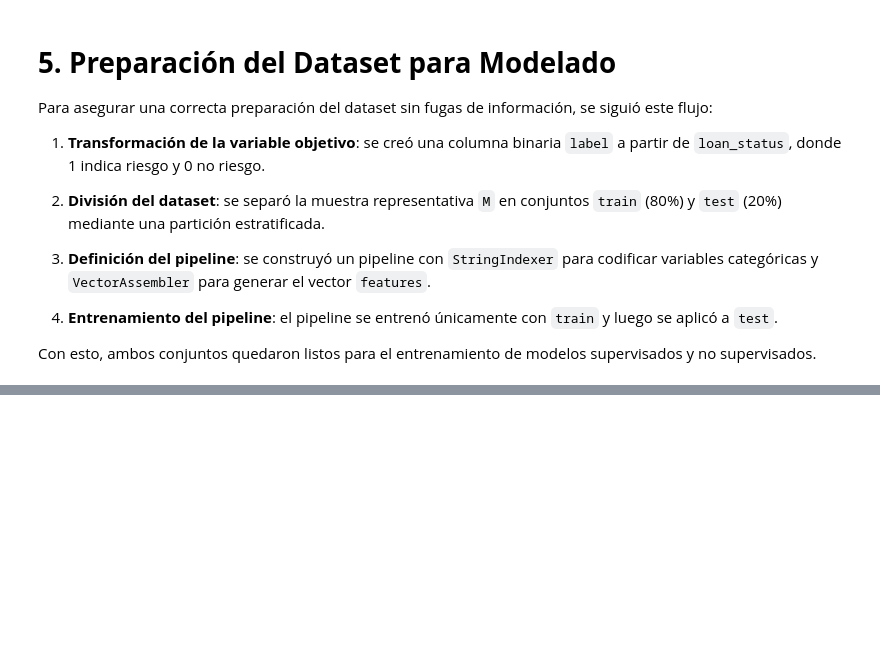
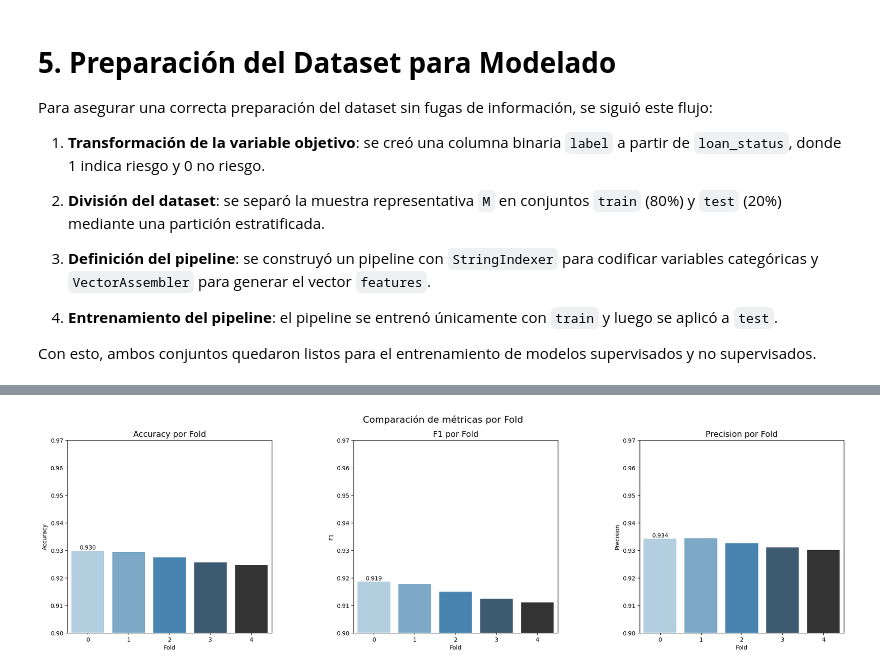
Before and after one commit to OSC4R-LUIS/BIGDATA, a Jupyter notebook: Proyecto final.ipynb, the cells around one changed output, grey strips where cells are left out. Cells and saved outputs as stored; diff of their text form; code cells hidden in the pictures; blank space fills up the shorter version.

```diff
--- a/Proyecto final.ipynb
+++ b/Proyecto final.ipynb
@@ -1263,0 +1369,14 @@ test.groupBy("label").count().orderBy("label").show()
+# %%
+# Convertir solo la columna de label a pandas para estratificación
+df_pd = M.toPandas()
+df_pd["fold"] = -1
+
+# Crear los folds estratificados
+k = 5
+skf = StratifiedKFold(n_splits=k, shuffle=True, random_state=1)
+for fold, (_, val_idx) in enumerate(skf.split(X=df_pd, y=df_pd["loan_status"])):
+    df_pd.loc[val_idx, "fold"] = fold
+
+print(df_pd.groupby(["fold", "loan_status"]).size())
+df_pd.to_csv('muestra_M_fold.csv', index=False)
+df_folds =  spark.read.csv("muestra_M_fold.csv", header=True, inferSchema=True)
@@ -1263,0 +1523,29 @@ test.groupBy("label").count().orderBy("label").show()
+# %%
+df_metrics = pd.DataFrame(resultados_folds)
+
+fig, axes = plt.subplots(1, 3, figsize=(24, 6))
+plt.subplots_adjust(wspace=0.4)
+axes = axes.ravel()
+
+metrics = ['Accuracy', 'F1', 'Precision']
+
+for metric, ax in zip(metrics, axes):
+    sns.barplot(
+        data=df_metrics,
+        x='fold',
+        y=metric,
+        hue='fold',
+        ax=ax,
+        palette='Blues_d',
+        legend=False
+    )
+    ax.set_title(f'{metric} por Fold', fontsize=14)
+    ax.set_xlabel('Fold')
+    ax.set_ylabel(metric)
+    ax.set_ylim(0.90, 0.97)
+    ax.bar_label(ax.containers[0], fmt='%.3f')
+
+plt.suptitle('Comparación de métricas por Fold', fontsize=16)
+plt.show()
+# %% [output]
+[figure, added]
```
Also changed, not shown: parts of 35 cells of this notebook.
